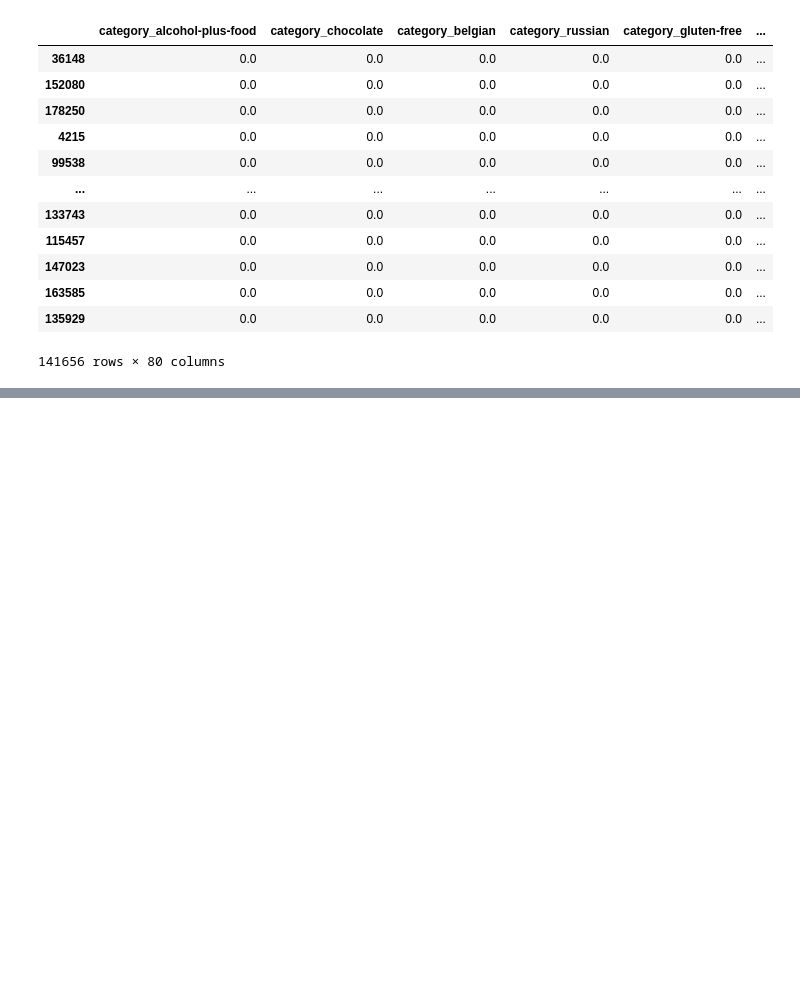
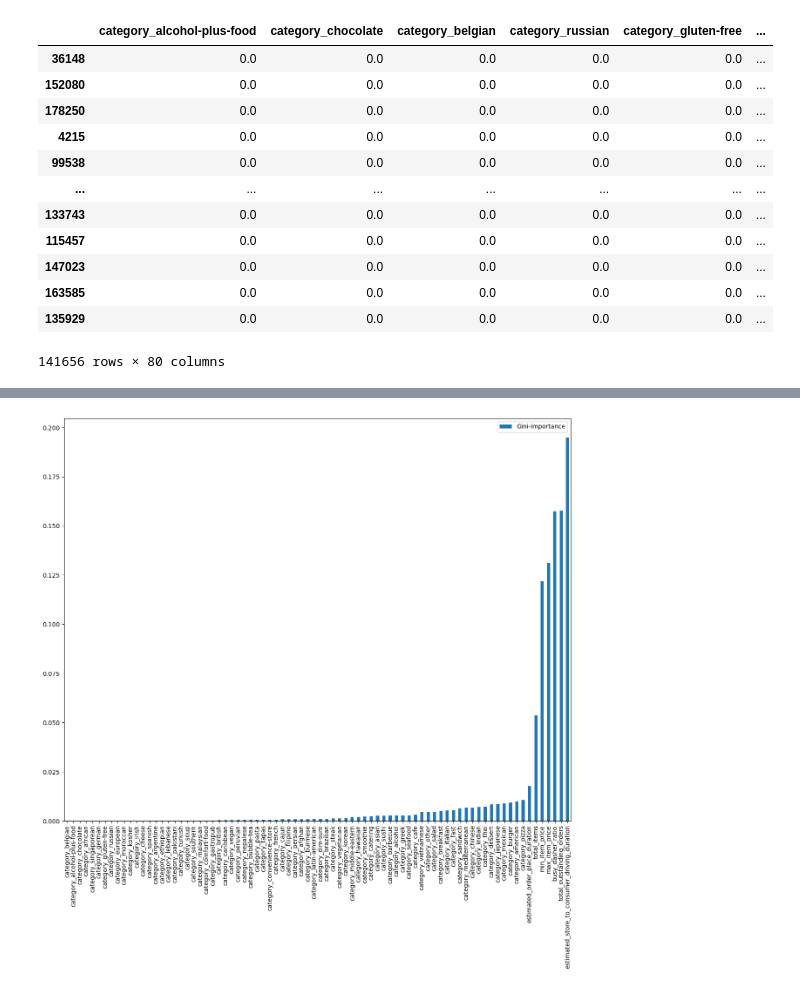
Before and after one commit to aswinikumar0509/Machine-Learning--Task, a Jupyter notebook: Delivery_time.ipynb, the cells around one changed output, grey strips where cells are left out. Saved outputs shown, nothing was run; the diff lists cells and outputs as text; code cells hidden in the pictures; blank space fills up the shorter version.

```diff
--- a/Delivery_time.ipynb
+++ b/Delivery_time.ipynb
@@ -680,8 +680,7 @@ from sklearn.model_selection import train_test_split
 # selected features are selected in multicollinearity check part
 X = train_df[selected_features]
 y = train_df["actural_total_delivery_duration"]
-X_train, X_test, y_train, y_test = train_test_split(
-    X, y, test_size=0.2, random_state=42)
+X_train, X_test, y_train, y_test = train_test_split( X, y, test_size=0.2, random_state=42)
 # %%
 X_train
 # %% [output]
@@ -700,0 +748,13 @@ X_train
+# %%
+feature_names = [f"feature {i}" for i in range((X.shape[1]))]
+forest = RandomForestRegressor(random_state=42)
+forest.fit(X_train, y_train)
+feats = {} # a dict to hold feature_name: feature_importance
+for feature, importance in zip(X.columns, forest.feature_importances_):
+    feats[feature] = importance #add the name/value pair
+
+importances = pd.DataFrame.from_dict(feats, orient='index').rename(columns={0: 'Gini-importance'})
+importances.sort_values(by='Gini-importance').plot(kind='bar', rot=90, figsize=(15,12))
+plt.show()
+# %% [output]
+[figure, added]
```
Also changed, not shown: parts of 11 cells of this notebook.
